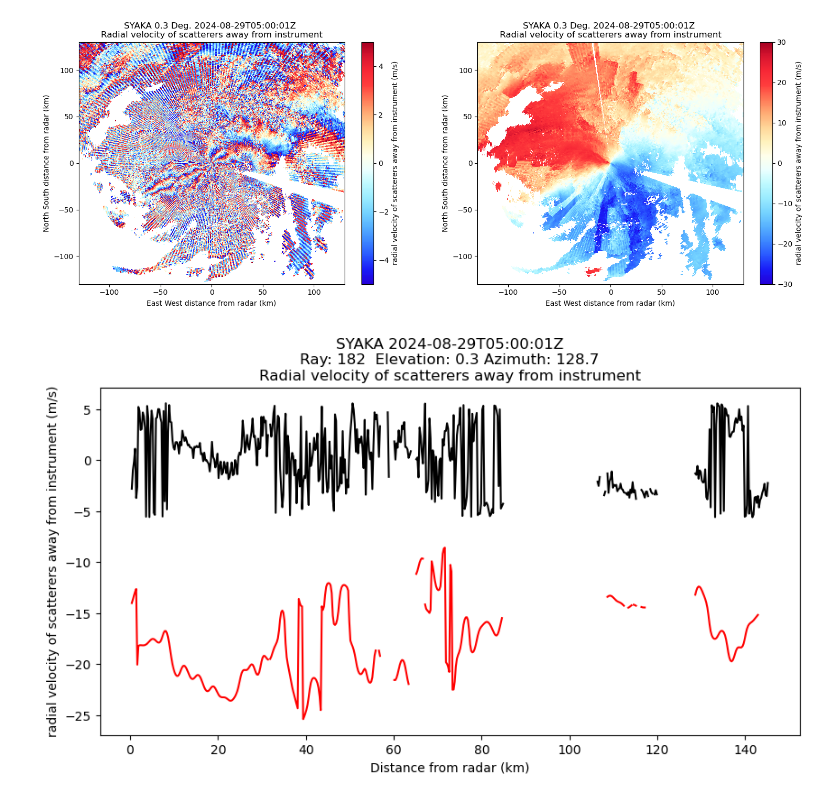
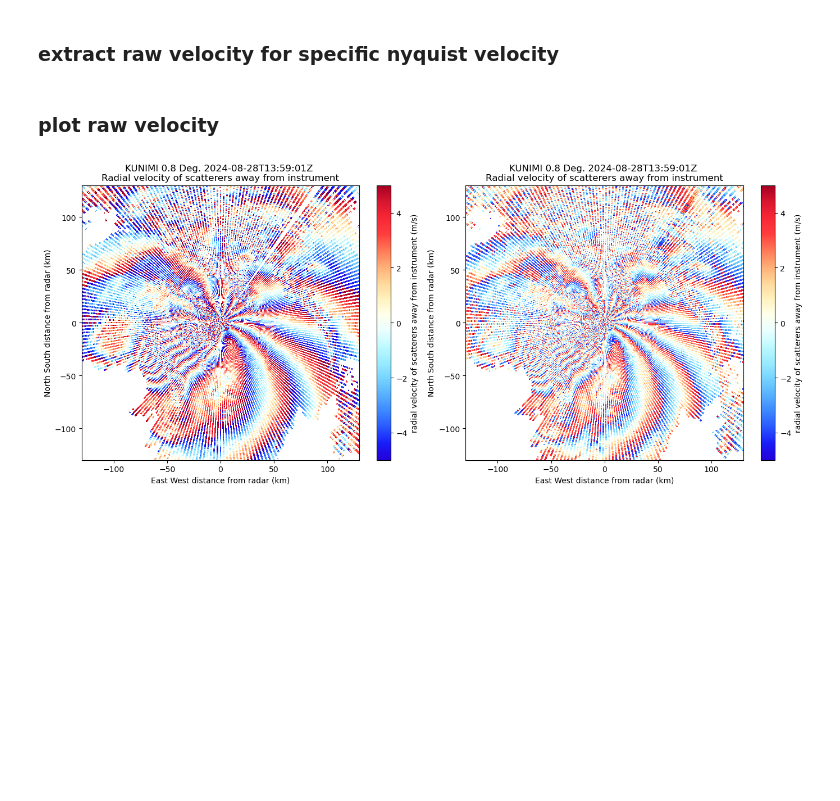
Before and after one commit to WeifanLIU21014/VR_corrector_for_OU, a Jupyter notebook: test_fix_velocity.ipynb, the cells around one changed output. Saved outputs shown, nothing was run; the diff lists cells and outputs as text; code cells hidden in the pictures; blank space fills up the shorter version.

```diff
--- a/test_fix_velocity.ipynb
+++ b/test_fix_velocity.ipynb
@@ -21,0 +74,2 @@ radar.add_field_like('V', 'VEL', velocity_corrected)
+# %% [markdown]
+### extract raw velocity for specific nyquist velocity
@@ -22,24 +88,16 @@ radar.add_field_like('V', 'VEL', velocity_corrected)
+# %% [markdown]
+### plot raw velocity
 # %%
-import matplotlib.pyplot as plt
+fig = plt.figure(figsize=(14,6), tight_layout=True)
+gs = gridspec.GridSpec(1, 2)
 
-fig, (ax1, ax2) = plt.subplots(ncols=2, figsize=(18, 6))
+## 2d plot
+ax1 = fig.add_subplot(gs[0, 0])
+display.set_limits((-130, 130), (-130, 130), ax=ax1)
+display.plot_ppi('V_nyq_vel_h', sweep, cmap="BuDRd18", vmin=-5, vmax=5, ax=ax1)
 
-sweep = 0
-display = pyart.graph.RadarDisplay(radar)
-display.set_limits((-130, 130), (-130, 130), ax=ax1)
-display.plot_ppi('V', sweep, cmap="BuDRd18", vmin=-5, vmax=5, ax=ax1)
-
+ax2 = fig.add_subplot(gs[0, 1])
 display.set_limits((-130, 130), (-130, 130), ax=ax2)
-#display.plot_ppi('MAE', sweep, cmap="BuDRd18", vmin=0, vmax=5, ax=ax2)
-display.plot_ppi('VEL', sweep, cmap="BuDRd18", vmin=-30, vmax=30, ax=ax2)
+display.plot_ppi('V_nyq_vel_l', sweep, cmap="BuDRd18", vmin=-5, vmax=5, ax=ax2)
 # %% [output]
-[figure, old version]
+[figure, new version]
-# %%
-fig, ax = plt.subplots(figsize=(10, 5))
-
-ray = 182
-display.plot_ray('VEL', ray, ax=ax, format_str='r-')
-display.plot_ray('V', ray, ax=ax)
-#display.plot_ray('MAE', ray, ax=ax, format_str='g-')
-# %% [output]
-[figure, removed]
```
Also changed, not shown: parts of 9 cells of this notebook, 1 other file.
